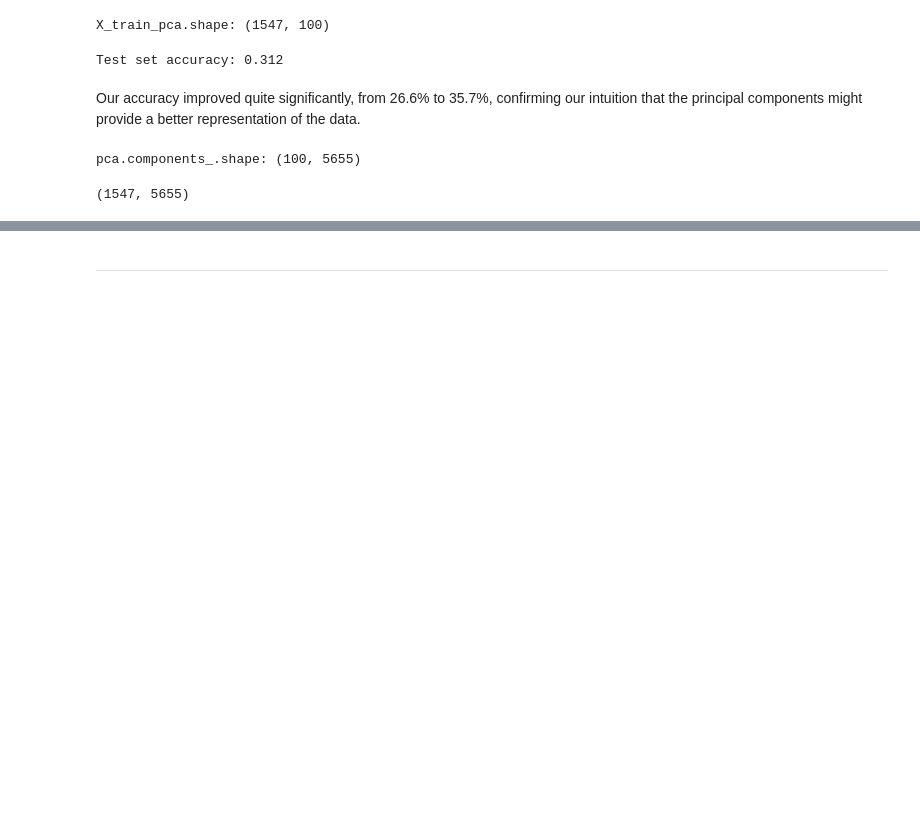
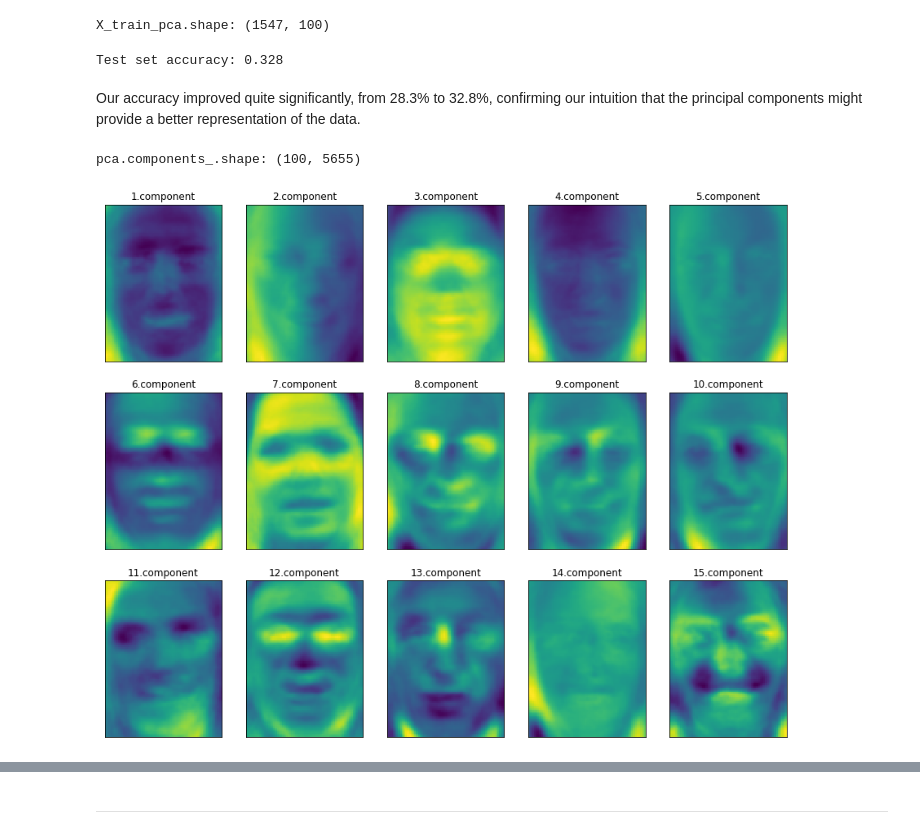
Before and after one commit to agusrichard/introduction-machine-learning-with-python, a Jupyter notebook: Chapter3/dimensionality-reduction-feature-extraction-manifold-learning.ipynb, the cells around one changed output, grey strips where cells are left out. Cells and saved outputs as stored; diff of their text form; code cells hidden in the pictures; blank space fills up the shorter version.

```diff
--- a/Chapter3/dimensionality-reduction-feature-extraction-manifold-learning.ipynb
+++ b/Chapter3/dimensionality-reduction-feature-extraction-manifold-learning.ipynb
@@ -280,10 +288,11 @@ array([  58,   72,   90,  314,  494,  496,  598,  650,  960, 1078, 1212,
        2649, 2651, 2697, 2819, 2960, 2998], dtype=int64)
 # %%
 from sklearn.neighbors import KNeighborsClassifier
-# split  the data into training and test sets
-X_train, X_test, y_train, y_test = train_test_split(X_people, y_people, stratify=y_people,
-                                                   random_state=0)
-# build a KNeighborsClassifier using one neighbor
+
+# split the data
+X_train, X_test, y_train, y_test = train_test_split(X_people, y_people, random_state=0)
+
+# instantiate the model
 knn = KNeighborsClassifier(n_neighbors=1).fit(X_train, y_train)
-print("Test score of 1-nn: {:.3f}".format(knn.score(X_test, y_test)))
+print("Test score accuracy with one neighbors: {:.3f}".format(knn.score(X_test, y_test)))
 # %% [output]
@@ -308,16 +319,20 @@ X_train_pca.shape: (1547, 100)
 knn = KNeighborsClassifier(n_neighbors=1).fit(X_train_pca, y_train)
 print("Test set accuracy: {:.3f}".format(knn.score(X_test_pca, y_test)))
 # %% [output]
-Test set accuracy: 0.312
+Test set accuracy: 0.328
 # %% [markdown]
-Our accuracy improved quite significantly, from 26.6% to 35.7%, confirming our
+Our accuracy improved quite significantly, from 28.3% to 32.8%, confirming our
 intuition that the principal components might provide a better representation of the
 data.
 # %%
 print("pca.components_.shape: {}".format(pca.components_.shape))
 # %% [output]
 pca.components_.shape: (100, 5655)
-# %%
-X_train.shape
-# %% [output]
-(1547, 5655)
+# %%
+fig, axes = plt.subplots(3, 5, figsize=(15, 12), subplot_kw={'xticks':(), 'yticks':()})
+
+for i, (component, ax) in enumerate(zip(pca.components_, axes.ravel())):
+    ax.imshow(component.reshape(image_shape))
+    ax.set_title("{}.component".format((i + 1)))
+# %% [output]
+[figure, added]
```
Also changed, not shown: parts of 29 cells of this notebook, 1 other file.
